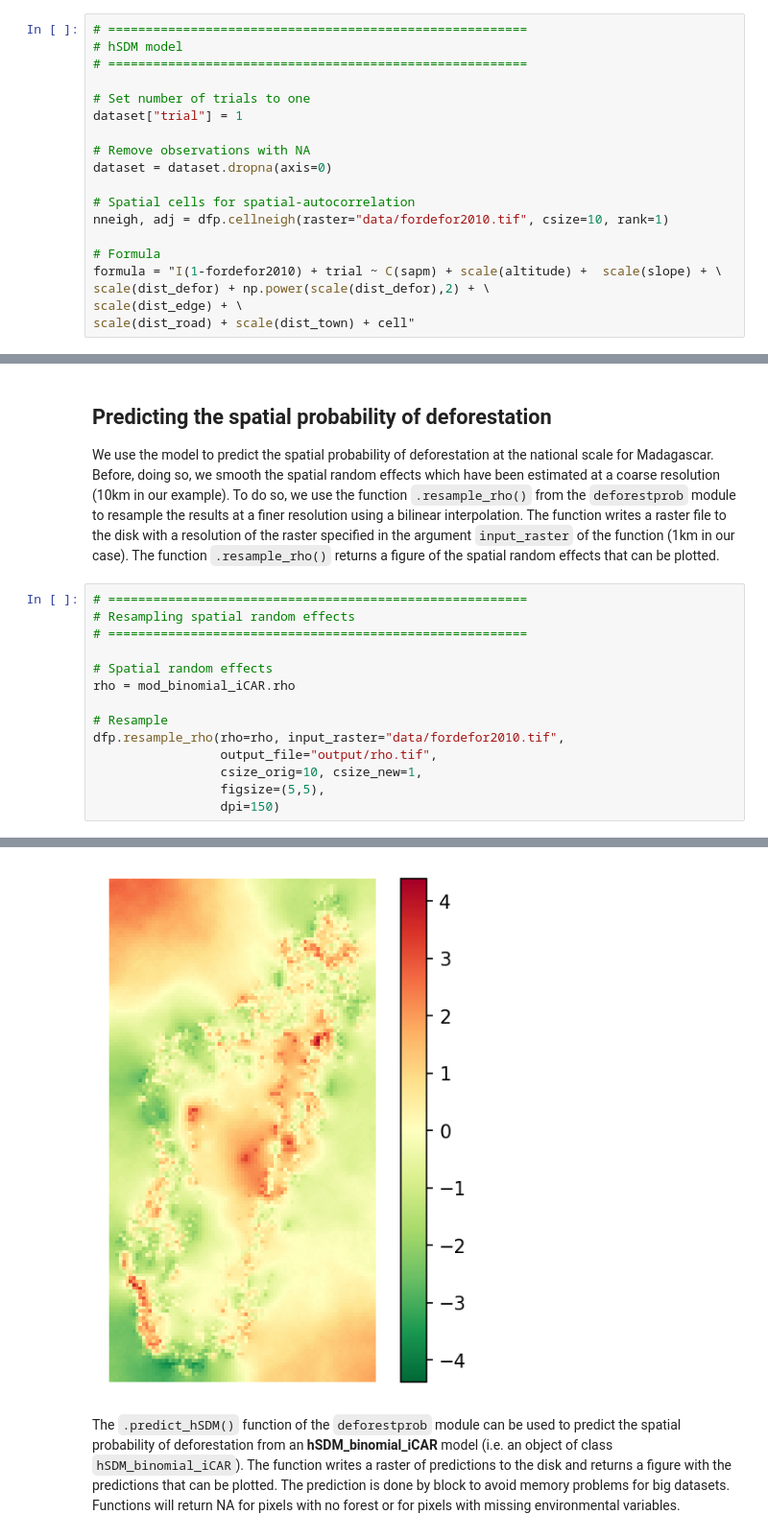
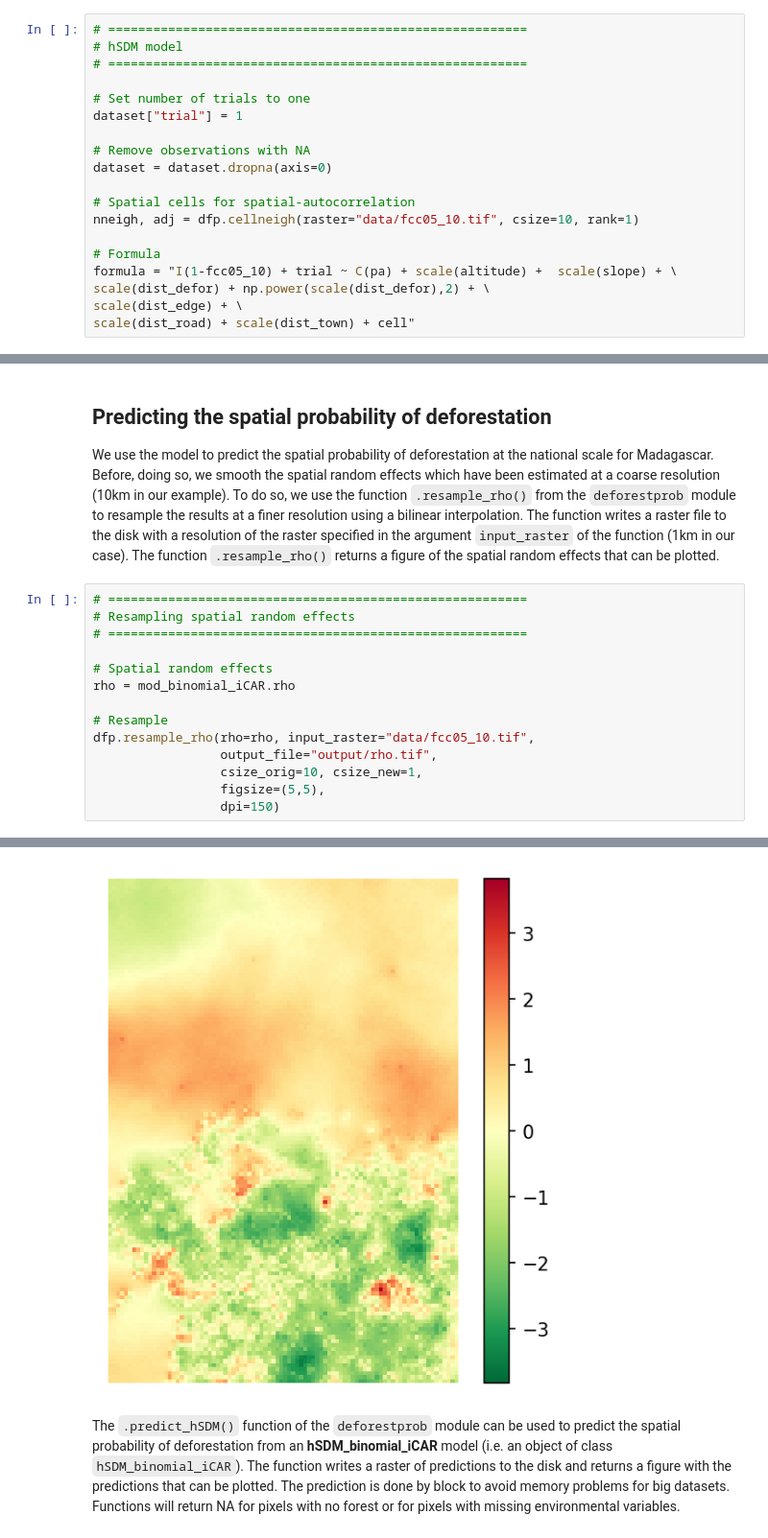
Before and after one commit to ghislainv/workshopReCaREDD, a Jupyter notebook: deforCameroon/notebook/notebook.ipynb, the cells around one changed output, grey strips where cells are left out. Shown at 96% size. Saved outputs shown, nothing was run; the diff lists cells and outputs as text.

```diff
--- a/deforCameroon/notebook/notebook.ipynb
+++ b/deforCameroon/notebook/notebook.ipynb
@@ -296,10 +276,10 @@ dataset["trial"] = 1
 dataset = dataset.dropna(axis=0)
 
 # Spatial cells for spatial-autocorrelation
-nneigh, adj = dfp.cellneigh(raster="data/fordefor2010.tif", csize=10, rank=1)
+nneigh, adj = dfp.cellneigh(raster="data/fcc05_10.tif", csize=10, rank=1)
 
 # Formula
-formula = "I(1-fordefor2010) + trial ~ C(sapm) + scale(altitude) +  scale(slope) + \
+formula = "I(1-fcc05_10) + trial ~ C(pa) + scale(altitude) +  scale(slope) + \
 scale(dist_defor) + np.power(scale(dist_defor),2) + \
 scale(dist_edge) + \
 scale(dist_road) + scale(dist_town) + cell"
@@ -362,24 +342,24 @@ We use the model to predict the spatial probability of deforestation at the nati
 # %%
 # ========================================================
 # Resampling spatial random effects
 # ========================================================
 
 # Spatial random effects
 rho = mod_binomial_iCAR.rho
 
 # Resample
-dfp.resample_rho(rho=rho, input_raster="data/fordefor2010.tif",
+dfp.resample_rho(rho=rho, input_raster="data/fcc05_10.tif",
                  output_file="output/rho.tif",
                  csize_orig=10, csize_new=1,
                  figsize=(5,5),
                  dpi=150)
 # %% [output]
 Write spatial random effect data to disk
 Compute statistics
 Build overview
 Resampling spatial random effects to file output/rho.tif
 Make figure
-[figure, old version]
+[figure, new version]
 # %% [markdown]
 The `.predict_hSDM()` function of the `deforestprob` module can be used to predict the spatial probability of deforestation from an **hSDM_binomial_iCAR** model (i.e. an object of class `hSDM_binomial_iCAR`). The function writes a raster of predictions to the disk and returns a figure with the predictions that can be plotted. The prediction is done by block to avoid memory problems for big datasets. Functions will return NA for pixels with no forest or for pixels with missing environmental variables.
 # %%
```
Also changed, not shown: parts of 22 cells of this notebook.
